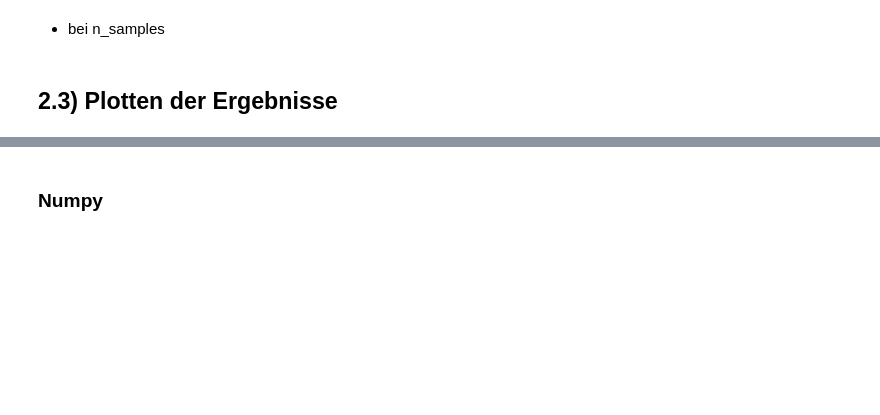
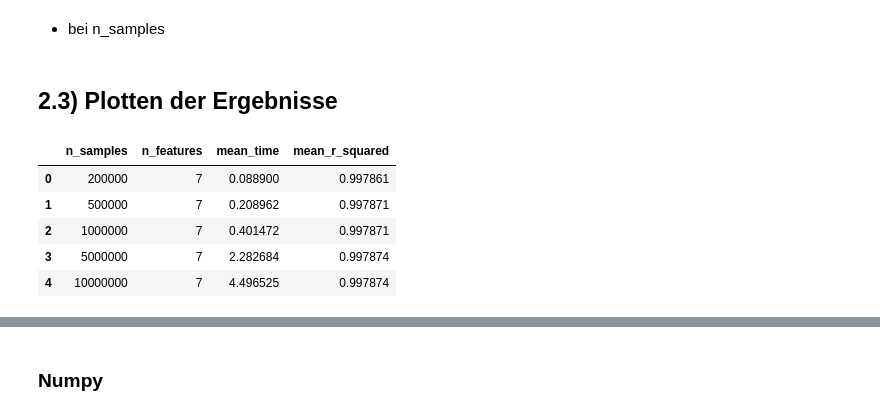
Before and after one commit to dgojny/Datenanalyse-in-BigData, a Jupyter notebook: notebooks/QR_Spark.ipynb, the cells around one changed output, grey strips where cells are left out. Cells and saved outputs as stored; diff of their text form; code cells hidden in the pictures; blank space fills up the shorter version.

```diff
--- a/notebooks/QR_Spark.ipynb
+++ b/notebooks/QR_Spark.ipynb
@@ -231,14 +471,37 @@ def compute_statistics(X, y, beta, residuals):
 ### 1.4.1 Lineare Regression ohne Sparkoptimierung
 # %%
 def linear_regression_manual_qr(X, y):
+    """
+    Fits linear regression using manual QR decomposition.
+
+    Parameters
+    ----------
+    X : ndarray
+        Design matrix including intercept
+    y : ndarray
+        Target variable vector
+
+    Returns
+    -------
+    dict
+        Regression results including coefficients and statistics
+    float
+        Computation time in seconds
+
+    Notes
+    -----
+    - Uses Gram-Schmidt QR decomposition
+    - Computes comprehensive statistics
+    - Includes timing information
+    """
     start_time = time.time()
-    Q, R = manual_qr_decomposition(X)
+    Q, R = gram_schmidt(X)
     beta = backward_substitution(R, Q.T @ y)
 
     y_pred = np.dot(X, beta) # mit den durch QR berechneten Betas die vorhergesagten y-Werte des linReg Modells bestimmen
     residuals = y - y_pred
 
-    result = compute_statistics(X, y, beta, residuals)
+    result = compute_statistics_numpy(X, y, beta, residuals)
 
     end_time = time.time()
     elapsed_time = end_time - start_time
@@ -486,3 +1015,7 @@ def run_benchmark_spark(max_n, p, beta_true, repetitions=10):
 # 2) Durchführung des Benchmarks und Ausgeben der Ergebnisse
 # %% [markdown]
 ## 2.1) Durchführung
+# %%
+n_values = [200000, 500000, 1000000, 5000000, 10000000]
+n_features = 10
+beta_true = np.random.randn(n_features + 1)
@@ -611,3 +1227,12 @@ def plot_benchmark_results(n_values, avg_times, std_times):
     plt.grid(True)
     plt.legend()
     plt.show()
+# %%
+results_numpy
+# %% [output]
+|  | n_samples | n_features | mean_time | mean_r_squared |
+| 0 | 200000 | 7 | 0.088900 | 0.997861 |
+| 1 | 500000 | 7 | 0.208962 | 0.997871 |
+| 2 | 1000000 | 7 | 0.401472 | 0.997871 |
+| 3 | 5000000 | 7 | 2.282684 | 0.997874 |
+| 4 | 10000000 | 7 | 4.496525 | 0.997874 |
```
Also changed, not shown: parts of 47 cells of this notebook.
